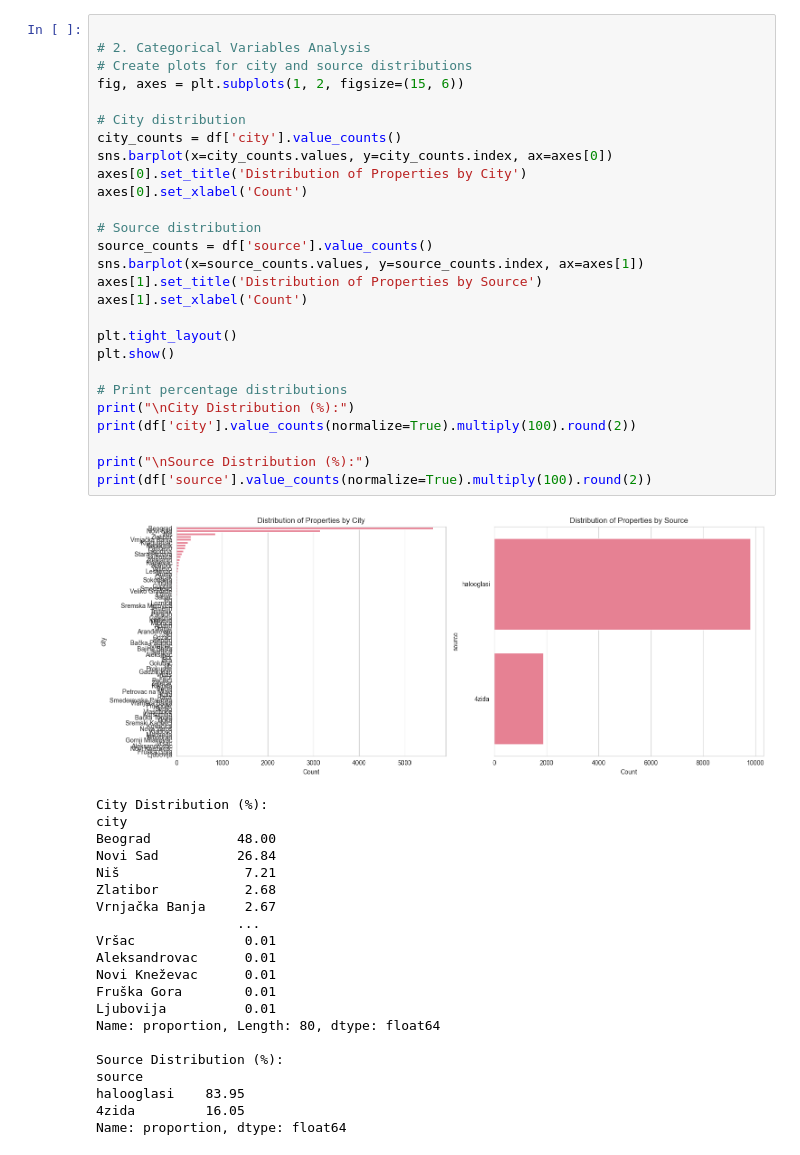
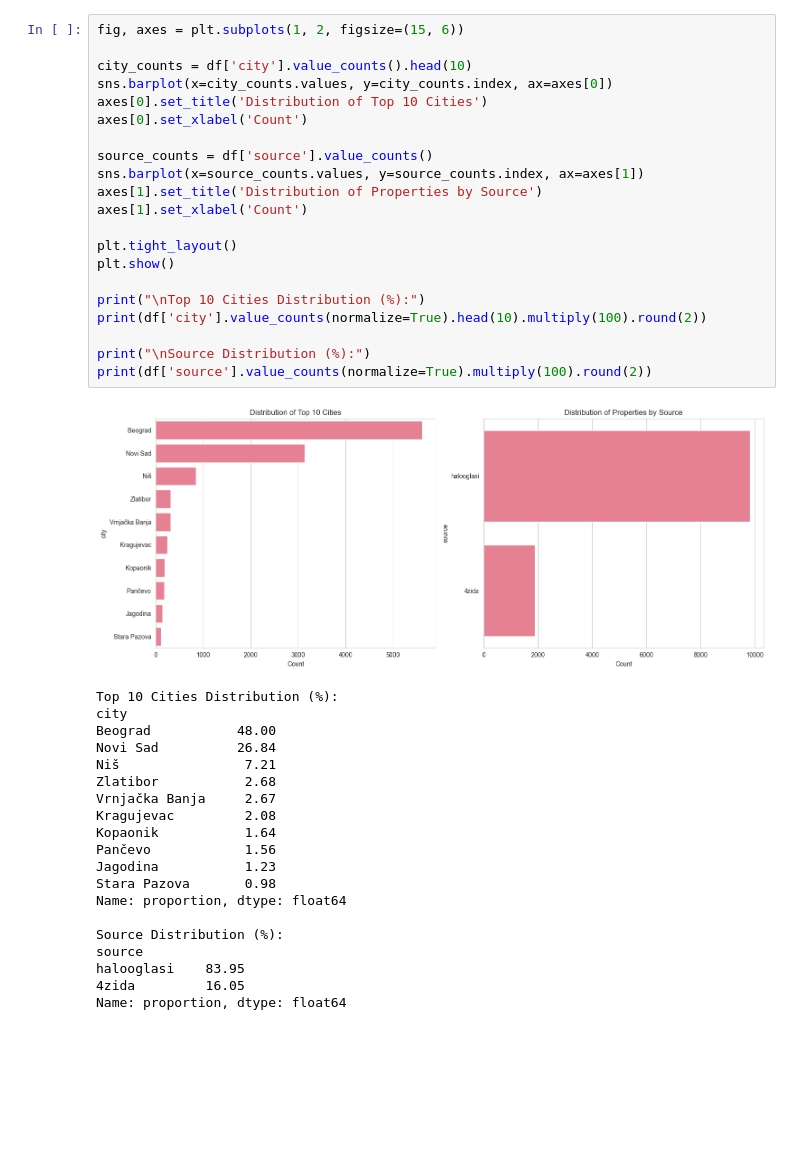
Before and after one commit to jovanovic-djo/real-estate-data-hub, a Jupyter notebook: notebooks/exploratory_data_analysis.ipynb, the cells around one changed output. Saved outputs shown, nothing was run; the diff lists cells and outputs as text; blank space fills up the shorter version.

```diff
--- a/notebooks/exploratory_data_analysis.ipynb
+++ b/notebooks/exploratory_data_analysis.ipynb
@@ -48,46 +57,39 @@ max      885.000000  7.310888e+06      8.000000   9125.000000
 # %%
-
-# 2. Categorical Variables Analysis
-# Create plots for city and source distributions
 fig, axes = plt.subplots(1, 2, figsize=(15, 6))
 
-# City distribution
-city_counts = df['city'].value_counts()
+city_counts = df['city'].value_counts().head(10)
 sns.barplot(x=city_counts.values, y=city_counts.index, ax=axes[0])
-axes[0].set_title('Distribution of Properties by City')
+axes[0].set_title('Distribution of Top 10 Cities')
 axes[0].set_xlabel('Count')
 
-# Source distribution
 source_counts = df['source'].value_counts()
 sns.barplot(x=source_counts.values, y=source_counts.index, ax=axes[1])
 axes[1].set_title('Distribution of Properties by Source')
 axes[1].set_xlabel('Count')
 
 plt.tight_layout()
 plt.show()
 
-# Print percentage distributions
-print("\nCity Distribution (%):")
-print(df['city'].value_counts(normalize=True).multiply(100).round(2))
+print("\nTop 10 Cities Distribution (%):")
+print(df['city'].value_counts(normalize=True).head(10).multiply(100).round(2))
 
 print("\nSource Distribution (%):")
 print(df['source'].value_counts(normalize=True).multiply(100).round(2))
 # %% [output]
-[figure, old version]
+[figure, new version]
-City Distribution (%):
+Top 10 Cities Distribution (%):
 city
 Beograd           48.00
 Novi Sad          26.84
 Niš                7.21
 Zlatibor           2.68
 Vrnjačka Banja     2.67
-                  ...
-Vršac              0.01
-Aleksandrovac      0.01
-Novi Kneževac      0.01
-Fruška Gora        0.01
-Ljubovija          0.01
-Name: proportion, Length: 80, dtype: float64
+Kragujevac         2.08
+Kopaonik           1.64
+Pančevo            1.56
+Jagodina           1.23
+Stara Pazova       0.98
+Name: proportion, dtype: float64
 
 Source Distribution (%):
 source
```
Also changed, not shown: parts of 9 cells of this notebook, 2 other files.
